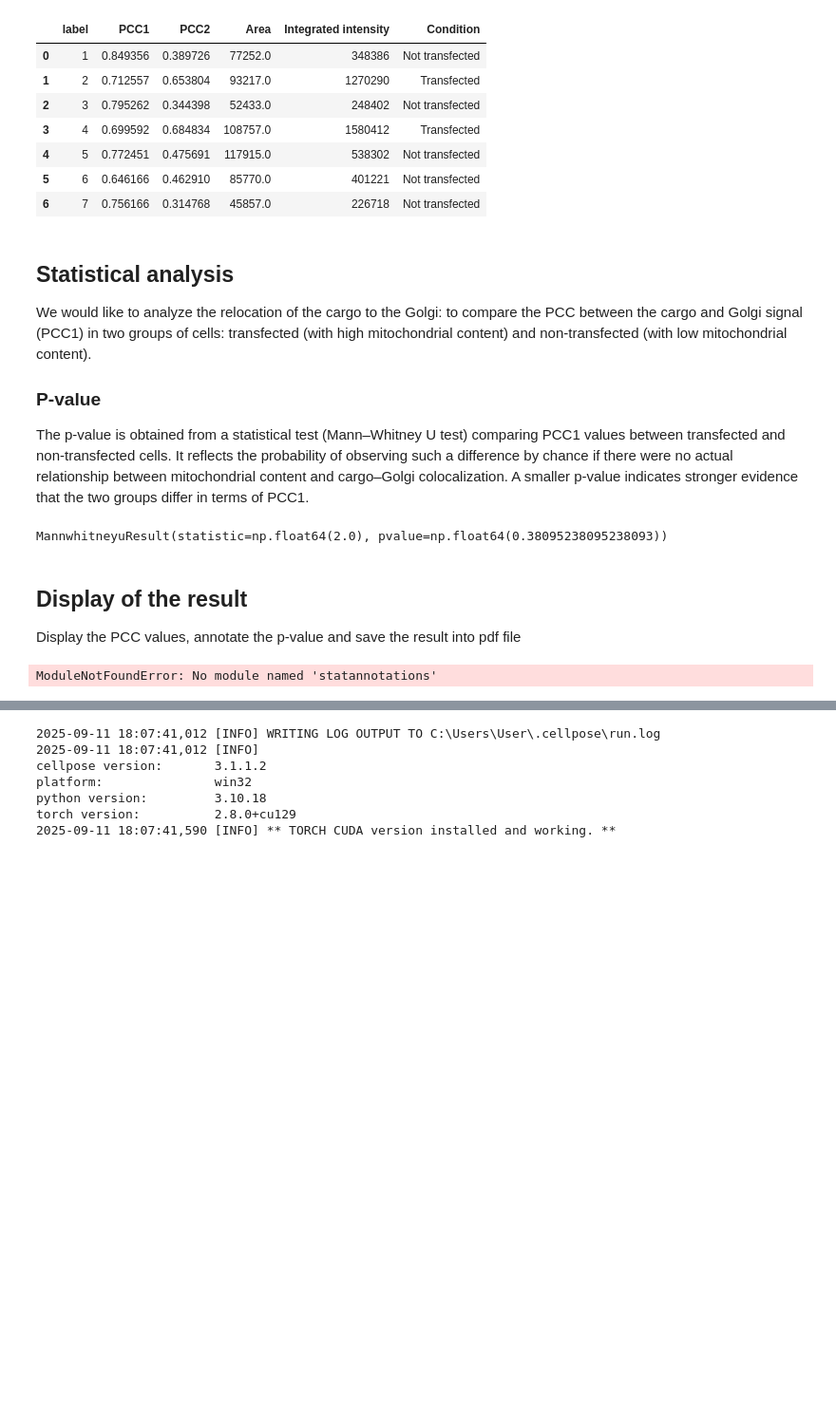
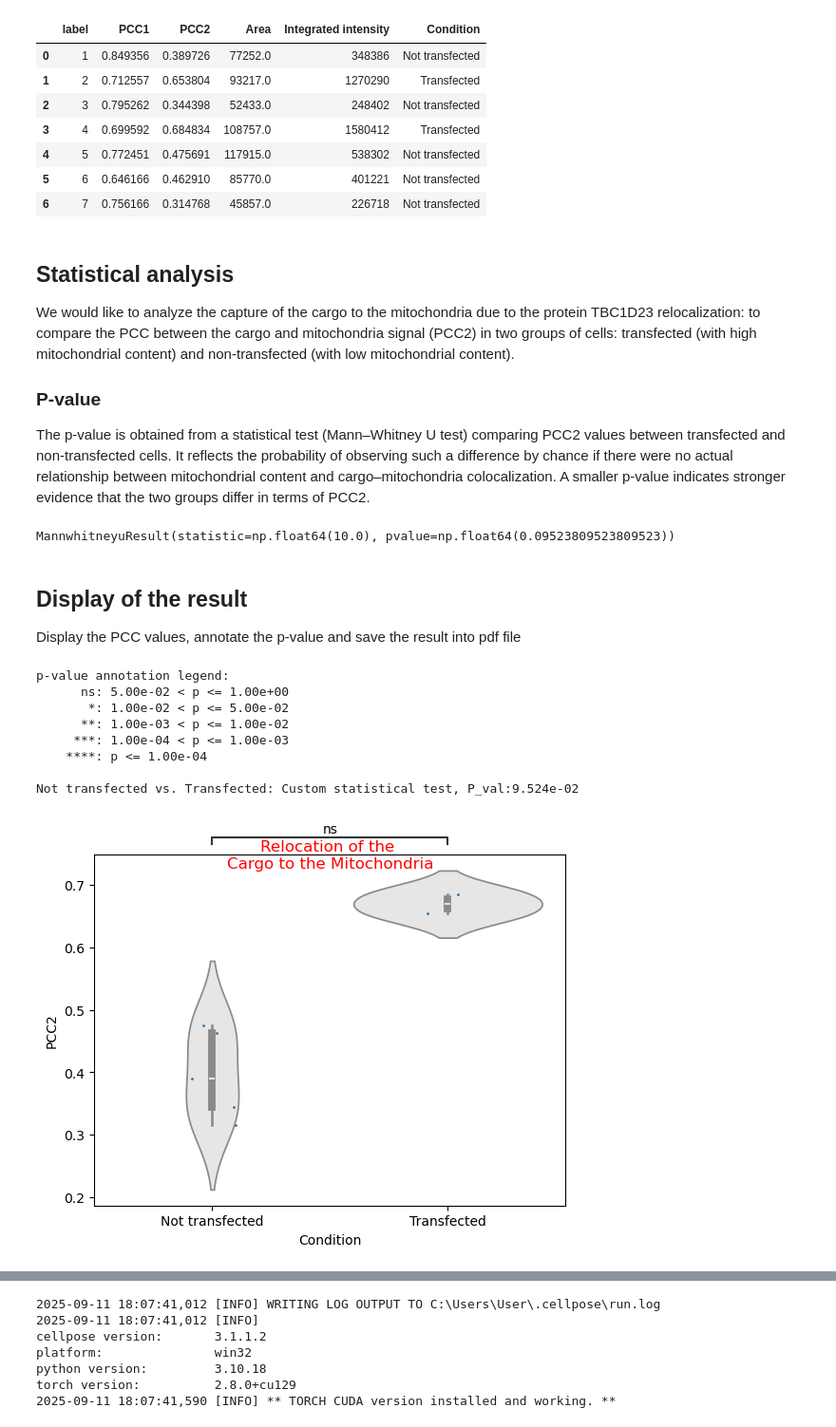
Before and after one commit to MRC-LMB-Light-Microscopy-Facility/introduction-to-python-bioimage-analysis, a Jupyter notebook: nbs/3_colocalization.ipynb, the cells around one changed output, grey strips where cells are left out. Shown: that part at 95% size. Cells and saved outputs as stored; diff of their text form; code cells hidden in the pictures; blank space fills up the shorter version.

```diff
--- a/nbs/3_colocalization.ipynb
+++ b/nbs/3_colocalization.ipynb
@@ -53,6 +59,8 @@ import torch
 print(torch.__version__)
 print(torch.version.cuda)
 print(torch.cuda.is_available())
+
+use_gpu = torch.cuda.is_available()
 # %% [output]
 2.8.0
 None
@@ -231,64 +258,79 @@ ColCoeff
 | 6 | 7 | 0.756166 | 0.314768 | 45857.0 | 226718 | Not transfected |
 # %% [markdown]
 ## Statistical analysis
-We would like to analyze the relocation of the cargo to the Golgi: to compare the PCC between the cargo and Golgi signal (PCC1) in two groups of cells: transfected (with high mitochondrial content) and non-transfected (with low mitochondrial content).
+We would like to analyze the capture of the cargo to the mitochondria due to the protein TBC1D23 relocalization: to compare the PCC between the cargo and mitochondria signal (PCC2) in two groups of cells: transfected (with high mitochondrial content) and non-transfected (with low mitochondrial content).
 
 ### P-value
-The p-value is obtained from a statistical test (Mann–Whitney U test) comparing PCC1 values between transfected and non-transfected cells. It reflects the probability of observing such a difference by chance if there were no actual relationship between mitochondrial content and cargo–Golgi colocalization. A smaller p-value indicates stronger evidence that the two groups differ in terms of PCC1.
+The p-value is obtained from a statistical test (Mann–Whitney U test) comparing PCC2 values between transfected and non-transfected cells. It reflects the probability of observing such a difference by chance if there were no actual relationship between mitochondrial content and cargo–mitochondria colocalization. A smaller p-value indicates stronger evidence that the two groups differ in terms of PCC2.
 # %%
 # Filter the DataFrame to separate objects based on their transfection condition
-grp1 = ColCoeff[ColCoeff['Condition'] == 'Transfected']       # Subset of transfected objects
-grp2 = ColCoeff[ColCoeff['Condition'] == 'Not transfected']   # Subset of non-transfected objects
+grp1 = colcoeff[colcoeff["Condition"] == "Transfected"]  # Subset of transfected objects
+grp2 = colcoeff[
+    colcoeff["Condition"] == "Not transfected"
+]  # Subset of non-transfected objects
 
-# Perform a Mann-Whitney U test (non-parametric test) to compare the PCC1 values
+# Perform a Mann-Whitney U test (non-parametric test) to compare the PCC2 values
 # between transfected and non-transfected groups
-pvalue = scipy.stats.mannwhitneyu(grp1['PCC1'], grp2['PCC1'])
+pvalue = scipy.stats.mannwhitneyu(grp1["PCC2"], grp2["PCC2"])
 
 # Print the resulting p-value (and test statistic) to evaluate if there's a significant difference
 print(pvalue)
 # %% [output]
-MannwhitneyuResult(statistic=np.float64(2.0), pvalue=np.float64(0.38095238095238093))
+MannwhitneyuResult(statistic=np.float64(10.0), pvalue=np.float64(0.09523809523809523))
 # %% [markdown]
 ## Display of the result
 Display the PCC values, annotate the p-value and save the result into pdf file
 # %%
 # Import seaborn for plotting and statannotations for statistical annotation on plots
 import seaborn as sns
 from statannotations.Annotator import Annotator
 
 # Define the two experimental conditions in desired plotting order
-conditions_list = ['Not transfected', 'Transfected']
+conditions_list = ["Not transfected", "Transfected"]
 
 # Create a dictionary of plotting parameters for reuse (cleaner code)
 plotting_parameters = {
-    'data':    ColCoeff,          # DataFrame containing PCC values and metadata
-    'x':       'Condition',       # X-axis will show the condition (transfection status)
-    'y':       'PCC1',            # Y-axis will show the PCC between Golgi and Cargo
-    'order':   conditions_list,   # Force consistent order of conditions
+    "data": colcoeff,  # DataFrame containing PCC values and metadata
+    "x": "Condition",  # X-axis will show the condition (transfection status)
+    "y": "PCC2",  # Y-axis will show the PCC between mitochondria and Cargo
+    "order": conditions_list,  # Force consistent order of conditions
 }
 
-# Create a violin plot showing the distribution of PCC1 in each condition
+# Create a violin plot showing the distribution of PCC2 in each condition
 ax = sns.violinplot(**plotting_parameters, color="0.9")
 # Overlay individual data points using a stripplot (adds visibility to distribution)
 sns.stripplot(**plotting_parameters, jitter=True, size=2)
 
 # Set up the Annotator to add statistical test result on the plot
 annotator = Annotator(ax, tuple([conditions_list]), **plotting_parameters)
 # Provide the p-value from the Mann-Whitney U test
 annotator.set_pvalues([pvalue.pvalue])
 # Configure annotation display: show p-value outside the plot area
-annotator.configure(loc='outside')
+annotator.configure(loc="outside")
 # Draw the annotation on the plot
 annotator.annotate()
 
 # Set the title of the plot with red text and slightly adjusted vertical placement
-ax.set_title('Relocation of the \nCargo to the Golgi',
-             y=1.0, pad=-10, c='red', horizontalalignment='center')
+ax.set_title(
+    "Relocation of the \nCargo to the Mitochondria",
+    y=1.0,
+    pad=-10,
+    c="red",
+    horizontalalignment="center",
+)
 
 # Save the figure to PDF with tight layout to avoid cutting off elements
-plt.savefig('PCC_Cargo_to_Golgi.pdf', format="pdf", bbox_inches="tight")
+plt.savefig("PCC_Cargo_to_Mitochondria.pdf", format="pdf", bbox_inches="tight")
 # %% [output]
-ModuleNotFoundError: No module named 'statannotations'
+p-value annotation legend:
+      ns: 5.00e-02 < p <= 1.00e+00
+       *: 1.00e-02 < p <= 5.00e-02
+      **: 1.00e-03 < p <= 1.00e-02
+     ***: 1.00e-04 < p <= 1.00e-03
+    ****: p <= 1.00e-04
+
+Not transfected vs. Transfected: Custom statistical test, P_val:9.524e-02
+[figure, added]
 # %% [markdown]
 <div class="alert alert-success">
 
```
Also changed, not shown: parts of 19 cells of this notebook, 3 other files.
